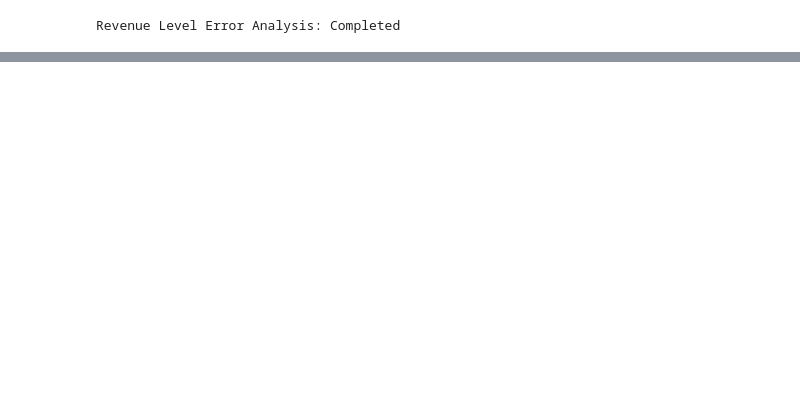
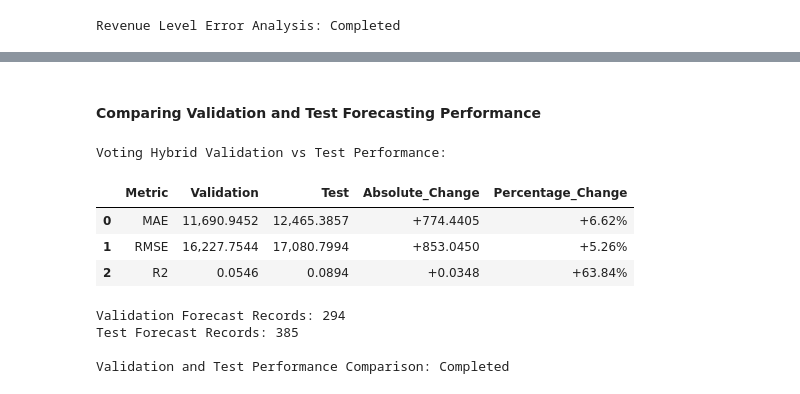
Before and after one commit to TejasMJ/Retail-Sales-Dynamics, a Jupyter notebook: notebooks/06_model_evaluation.ipynb, the cells around one changed output, grey strips where cells are left out. Drawn from its saved outputs; the diff is of its cells as text; code cells hidden in the pictures; blank space fills up the shorter version.

```diff
--- a/notebooks/06_model_evaluation.ipynb
+++ b/notebooks/06_model_evaluation.ipynb
@@ -1647,0 +1732,68 @@ Revenue Level Error Analysis: Completed
+# %% [markdown]
+#### Comparing Validation and Test Forecasting Performance
+# %%
+validation_metrics = {
+    "MAE": float(final_model_config["validation_mae"]),
+    "RMSE": float(final_model_config["validation_rmse"]),
+    "R2": float(final_model_config["validation_r2"])
+}
+
+test_metrics = (
+    test_model_performance_df
+    .loc[
+        test_model_performance_df["Model"] == "Voting_Hybrid",
+        ["MAE", "RMSE", "R2"]
+    ]
+    .iloc[0]
+    .to_dict()
+)
+
+generalization_records = []
+
+for metric in ["MAE", "RMSE", "R2"]:
+    validation_value = validation_metrics[metric]
+    test_value = float(test_metrics[metric])
+
+    generalization_records.append({
+        "Metric": metric,
+        "Validation": validation_value,
+        "Test": test_value,
+        "Absolute_Change": test_value - validation_value,
+        "Percentage_Change": (
+            (test_value - validation_value)
+            / abs(validation_value)
+            * 100
+            if validation_value != 0
+            else np.nan
+        )
+    })
+
+generalization_comparison_df = pd.DataFrame(
+    generalization_records
+)
+
+print("Voting Hybrid Validation vs Test Performance:")
+
+display(
+    generalization_comparison_df.style.format({
+        "Validation": "{:,.4f}",
+        "Test": "{:,.4f}",
+        "Absolute_Change": "{:+,.4f}",
+        "Percentage_Change": "{:+.2f}%"
+    })
+)
+
+print("\nValidation Forecast Records: 294")
+print("Test Forecast Records:", len(rolling_evaluation_df))
+
+print("\nValidation and Test Performance Comparison: Completed")
+# %% [output]
+Voting Hybrid Validation vs Test Performance:
+|  | Metric | Validation | Test | Absolute_Change | Percentage_Change |
+| 0 | MAE | 11,690.9452 | 12,465.3857 | +774.4405 | +6.62% |
+| 1 | RMSE | 16,227.7544 | 17,080.7994 | +853.0450 | +5.26% |
+| 2 | R2 | 0.0546 | 0.0894 | +0.0348 | +63.84% |
+Validation Forecast Records: 294
+Test Forecast Records: 385
+
+Validation and Test Performance Comparison: Completed
```
Also changed, not shown: parts of 7 cells of this notebook, 1 other file.
